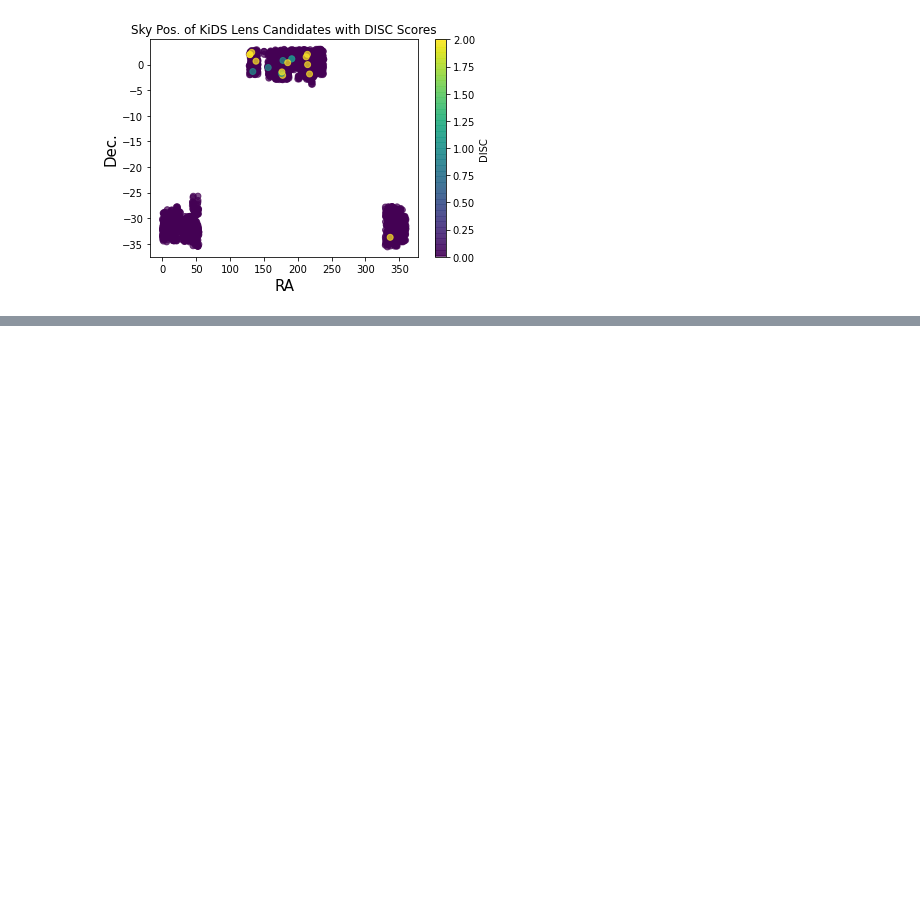
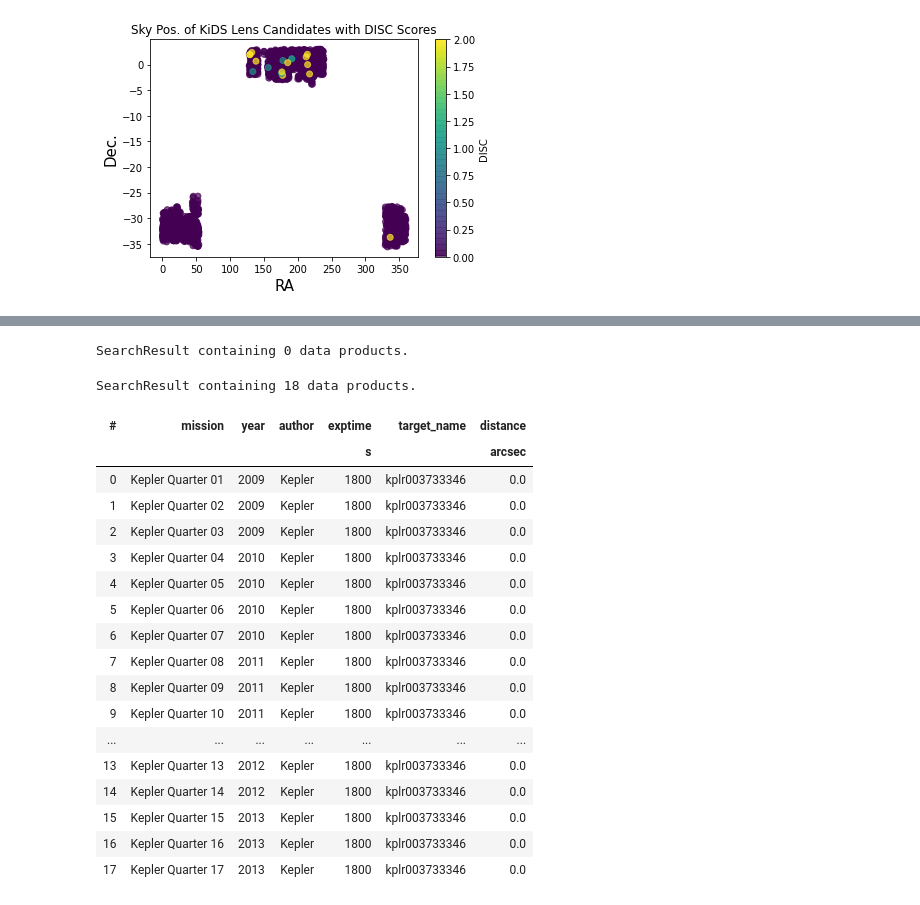
Before and after one commit to wbroem/MScThesis, a Jupyter notebook: 1. Getting Started.ipynb, the cells around one changed output, grey strips where cells are left out. Cells and saved outputs as stored; diff of their text form; code cells hidden in the pictures; blank space fills up the shorter version.

```diff
--- a/1. Getting Started.ipynb
+++ b/1. Getting Started.ipynb
@@ -59,0 +72,5 @@ ID:  2890        RA,Dec:  156.46391 -0.58812
+# %%
+#skypos = SkyCoord(ra = 133.69397*u.degree, dec = -1.36032*u.degree, frame='icrs')
+lk.search_targetpixelfile('178.21776 0.79257',cadence='long')
+# %% [output]
+SearchResult containing 0 data products.
@@ -59,0 +80,23 @@ ID:  2890        RA,Dec:  156.46391 -0.58812
+# %%
+search_result = lk.search_lightcurve('KIC 3733346', author='Kepler')
+search_result
+# %% [output]
+SearchResult containing 18 data products.
+| # | mission | year | author | exptime | target_name | distance |
+|  |  |  |  | s |  | arcsec |
+| 0 | Kepler Quarter 01 | 2009 | Kepler | 1800 | kplr003733346 | 0.0 |
+| 1 | Kepler Quarter 02 | 2009 | Kepler | 1800 | kplr003733346 | 0.0 |
+| 2 | Kepler Quarter 03 | 2009 | Kepler | 1800 | kplr003733346 | 0.0 |
+| 3 | Kepler Quarter 04 | 2010 | Kepler | 1800 | kplr003733346 | 0.0 |
+| 4 | Kepler Quarter 05 | 2010 | Kepler | 1800 | kplr003733346 | 0.0 |
+| 5 | Kepler Quarter 06 | 2010 | Kepler | 1800 | kplr003733346 | 0.0 |
+| 6 | Kepler Quarter 07 | 2010 | Kepler | 1800 | kplr003733346 | 0.0 |
+| 7 | Kepler Quarter 08 | 2011 | Kepler | 1800 | kplr003733346 | 0.0 |
+| 8 | Kepler Quarter 09 | 2011 | Kepler | 1800 | kplr003733346 | 0.0 |
+| 9 | Kepler Quarter 10 | 2011 | Kepler | 1800 | kplr003733346 | 0.0 |
+| ... | ... | ... | ... | ... | ... | ... |
+| 13 | Kepler Quarter 13 | 2012 | Kepler | 1800 | kplr003733346 | 0.0 |
+| 14 | Kepler Quarter 14 | 2012 | Kepler | 1800 | kplr003733346 | 0.0 |
+| 15 | Kepler Quarter 15 | 2013 | Kepler | 1800 | kplr003733346 | 0.0 |
+| 16 | Kepler Quarter 16 | 2013 | Kepler | 1800 | kplr003733346 | 0.0 |
+| 17 | Kepler Quarter 17 | 2013 | Kepler | 1800 | kplr003733346 | 0.0 |
```
Also changed, not shown: parts of 9 cells of this notebook, 1 other file.
